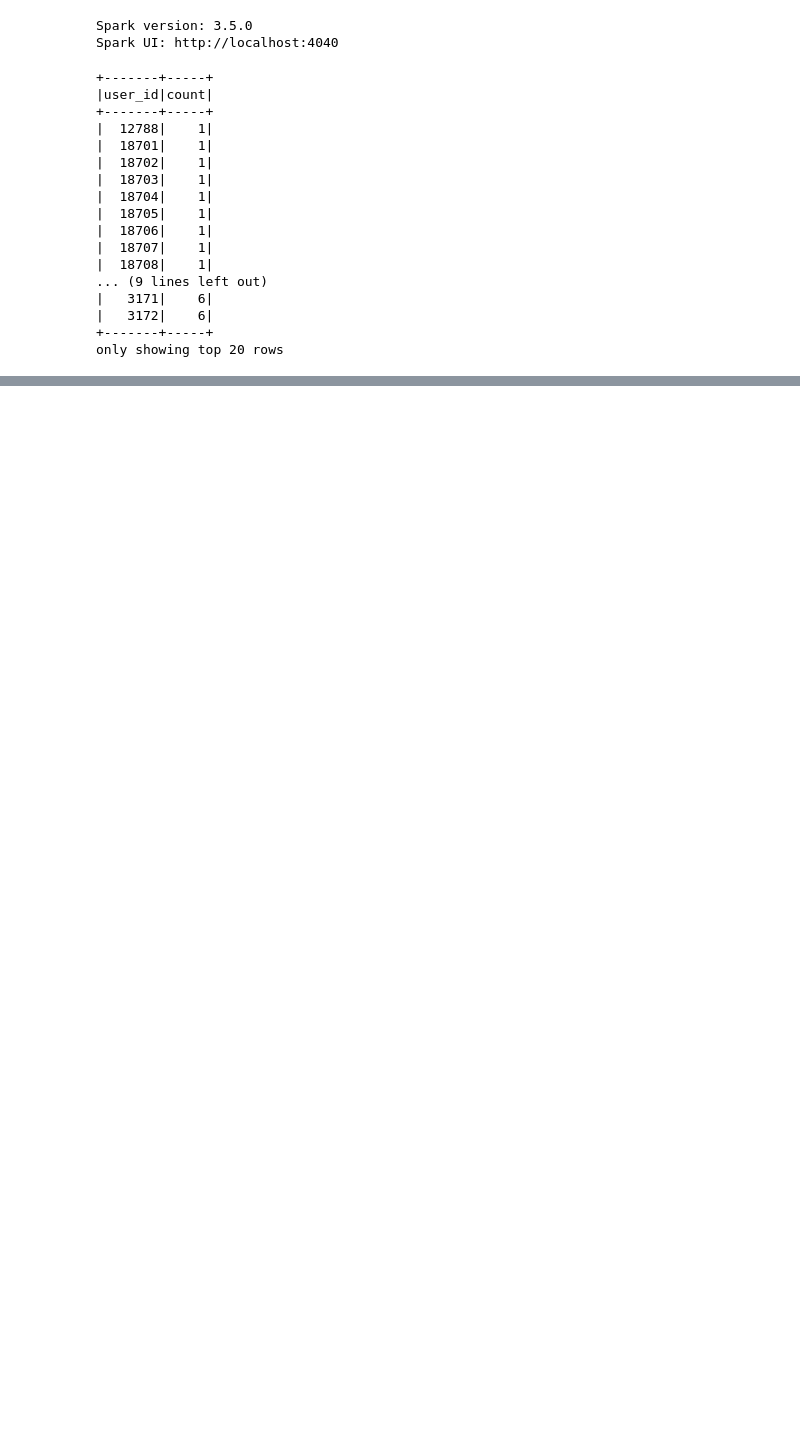
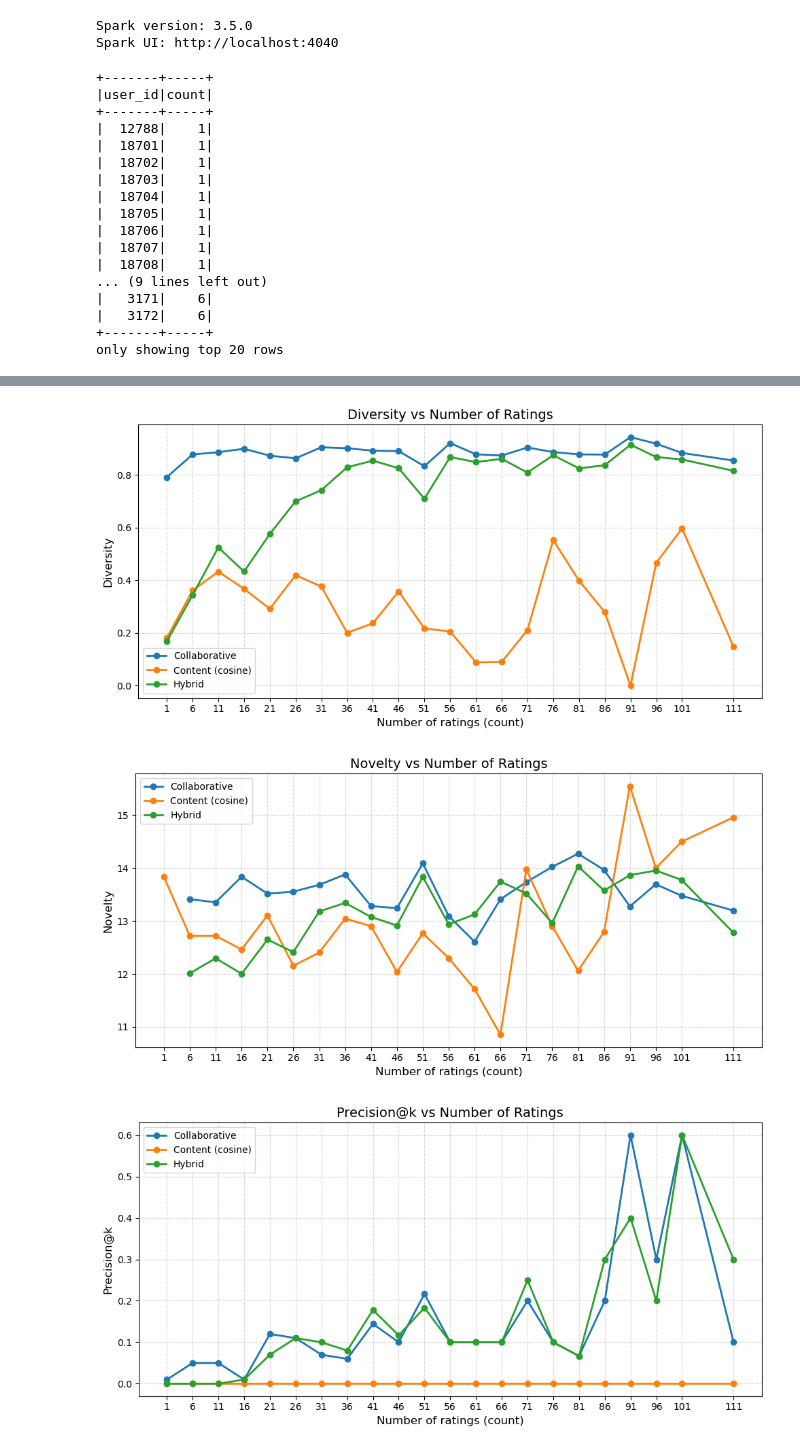
Before and after one commit to W-Vermeersch/Scalable, a Jupyter notebook: notebooks/plotting_rating_numbers.ipynb, the cells around one changed output, grey strips where cells are left out. Cells and saved outputs as stored; diff of their text form; code cells hidden in the pictures; blank space fills up the shorter version.

```diff
--- a/notebooks/plotting_rating_numbers.ipynb
+++ b/notebooks/plotting_rating_numbers.ipynb
@@ -287,0 +279,10 @@ plot_metric(results, metric='precision@k',filter=filter, name="_simVjac")
+# %%
+filter = ['Hybrid','Collaborative', 'Content (cosine)']
+
+plot_metric(results, metric='diversity',filter=filter, name="_C_cosVjac")
+plot_metric(results, metric='novelty',filter=filter, name="_C_cosVjac")
+plot_metric(results, metric='precision@k',filter=filter, name="_C_cosVjac")
+# %% [output]
+[figure, added]
+[figure, added]
+[figure, added]
```
Also changed, not shown: parts of 5 cells of this notebook.
